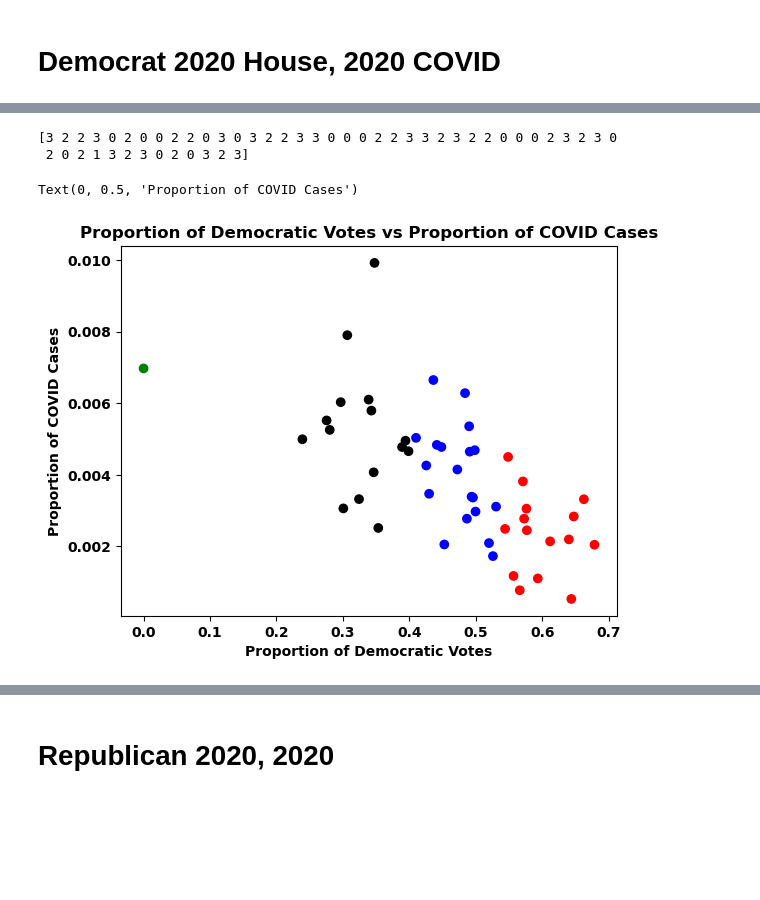
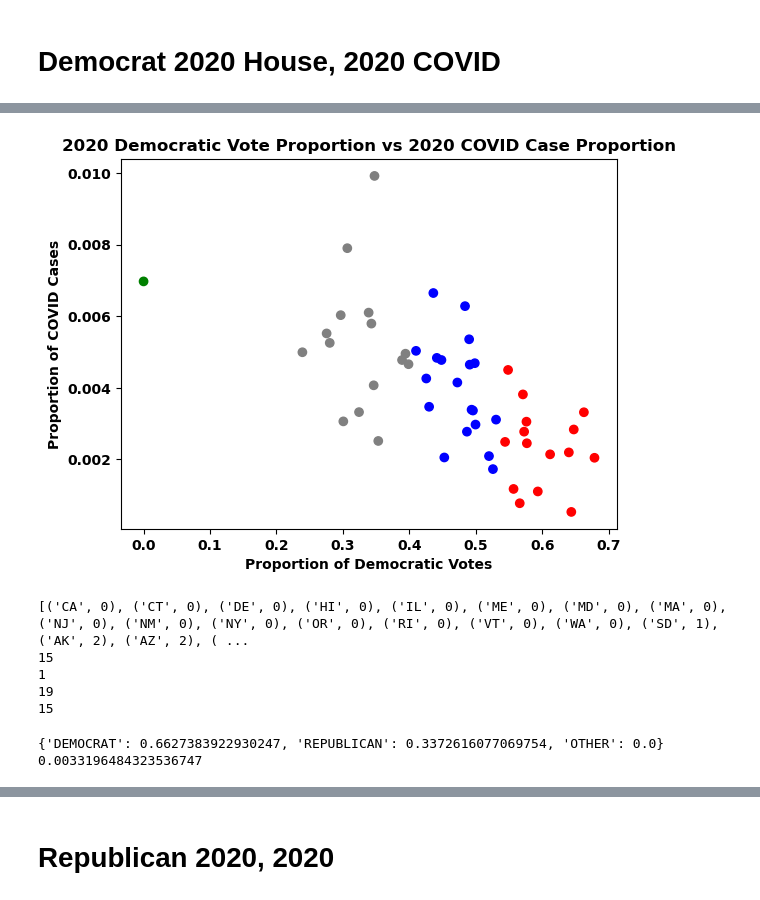
Before and after one commit to IanSinColorado/PoliticsAndCovid, a Jupyter notebook: dataCompression.ipynb, the cells around one changed output, grey strips where cells are left out. Drawn from its saved outputs; the diff is of its cells as text; code cells hidden in the pictures; blank space fills up the shorter version.

```diff
--- a/dataCompression.ipynb
+++ b/dataCompression.ipynb
@@ -576,4 +453,0 @@ clusters = plot_cluster_optimized(c_2020_v_2020_REP, colors, 4)
-# %%
-c_2020_v_2020_DEM = plot_df_specific(votes_prop, cases_norm, 2020, 2020, 'DEMOCRAT')
-colors = ['r', 'g', 'b', 'k']
-clusters = plot_cluster(c_2020_v_2020_DEM, colors, 3)
@@ -591,17 +453,0 @@ def plot_cluster_specific(data, clusters, colors=['b','g', 'r'], k=3):
-# %%
-# Do multiple runs and print clustering with the lowest mean error
-num_runs = 20
-k = 3
-all_runs_dem = []
-all_means_dem = []
-
-c_2020_v_2020_DEM = plot_df_specific(votes_prop, cases_norm, 2020, 2020, 'REPUBLICAN')
-
-for i in range(num_runs):
-    _, clusters, meanerror = kmeans(c_2020_v_2020_DEM, k)
-    all_runs_dem.append(clusters)
-    all_means_dem.append(meanerror)
-
-min_index = all_means_dem.index(np.min(all_means_dem))
-plot_cluster_specific(c_2020_v_2020_DEM, all_runs_dem[min_index], ['r','g','b','k'], 3)
-print(sorted(list(zip(list(all_runs_dem[min_index]), states)), key=lambda x: x[0]))
@@ -621,4 +453,0 @@ def plot_cluster_sklearn(data, colors=['b','g', 'r'], k=3):
-# %%
-colors = ['blue', 'green', 'red', 'black']
-cases_2020_votes_2020_DEM = data_to_arr(votes_prop, cases_norm, 2020, 2020, 'DEMOCRAT')
-clusters = plot_cluster_sklearn(cases_2020_votes_2020_DEM, colors, 4)
@@ -631,4 +453,0 @@ print(sorted(list(zip(clusters, states)), key=lambda x: x[0]))
-# %%
-colors = ['blue', 'green', 'red', 'black']
-cases_2021_votes_2020_DEM = data_to_arr(votes_prop, cases_norm, 2020, 2021, 'DEMOCRAT')
-clusters = plot_cluster(cases_2021_votes_2020_DEM, colors, 4)
@@ -848,11 +677,34 @@ LinregressResult(slope=-0.009347704995722541, intercept=0.008227964822535763, rv
 # %%
 np.random.seed(2020)
-print(plot_data_optimized(dem_h_2020_c_2020, ['r', 'g', 'b', 'k'], 4, 50))
-plt.title("Proportion of Democratic Votes vs Proportion of COVID Cases")
+best_cluster = plot_data_optimized(dem_h_2020_c_2020, ['r', 'g', 'b', 'gray'], 4, 50)
+plt.title("2020 Democratic Vote Proportion vs 2020 COVID Case Proportion")
 plt.xlabel("Proportion of Democratic Votes")
 plt.ylabel("Proportion of COVID Cases")
+# Seeded environment, so use the colors in the correct way
+best_colors = ['r', 'g', 'b', 'gray']
 # %% [output]
-[3 2 2 3 0 2 0 0 2 2 0 3 0 3 2 2 3 3 0 0 0 2 2 3 3 2 3 2 2 0 0 0 2 3 2 3 0
- 2 0 2 1 3 2 3 0 2 0 3 2 3]
-Text(0, 0.5, 'Proportion of COVID Cases')
-[figure, old version]
+[figure, new version]
+# %%
+print(sorted(list(zip(states, best_cluster)), key=lambda x: x[1]))
+cluster_list = list(zip(states, best_cluster))
+clust0 = [i[0] for i in cluster_list if i[1] == 0]
+clust1 = [i[0] for i in cluster_list if i[1] == 1]
+clust2 = [i[0] for i in cluster_list if i[1] == 2]
+clust3 = [i[0] for i in cluster_list if i[1] == 3]
+print(len(clust0))
+print(len(clust1))
+print(len(clust2))
+print(len(clust3))
+# %% [output]
+[('CA', 0), ('CT', 0), ('DE', 0), ('HI', 0), ('IL', 0), ('ME', 0), ('MD', 0), ('MA', 0), ('NJ', 0), ('NM', 0), ('NY', 0), ('OR', 0), ('RI', 0), ('VT', 0), ('WA', 0), ('SD', 1), ('AK', 2), ('AZ', 2), ( ...
+15
+1
+19
+15
+# %%
+s = 'CA'
+print(votes_prop[2020][s])
+print(cases_norm[2020][s])
+# %% [output]
+{'DEMOCRAT': 0.6627383922930247, 'REPUBLICAN': 0.3372616077069754, 'OTHER': 0.0}
+0.0033196484323536747
```
Also changed, not shown: parts of 39 cells of this notebook.
